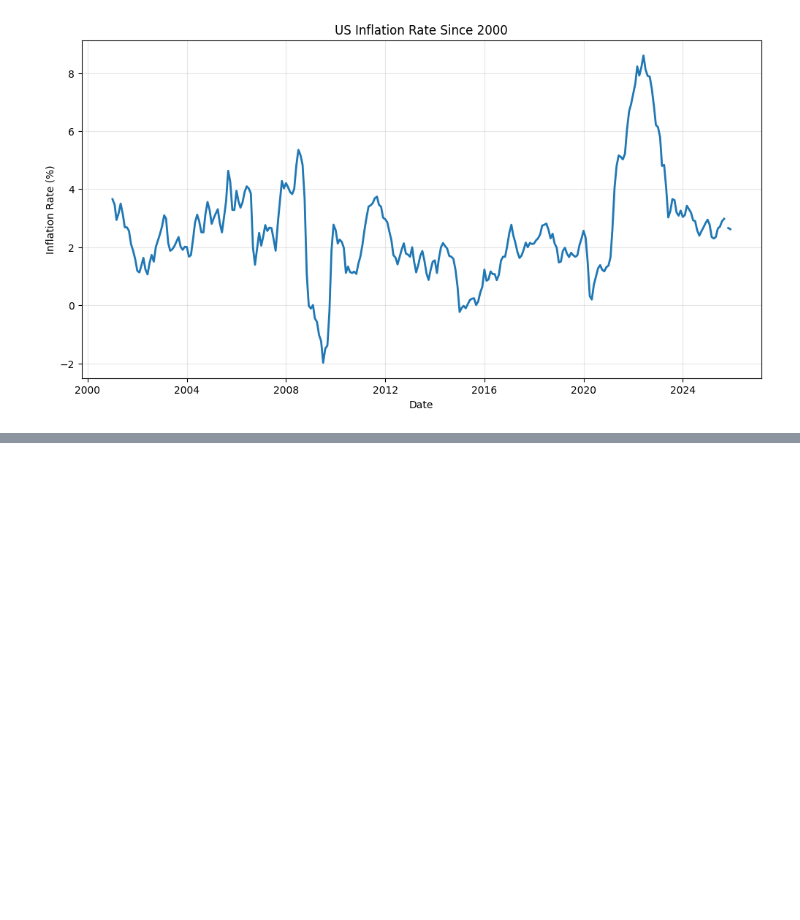
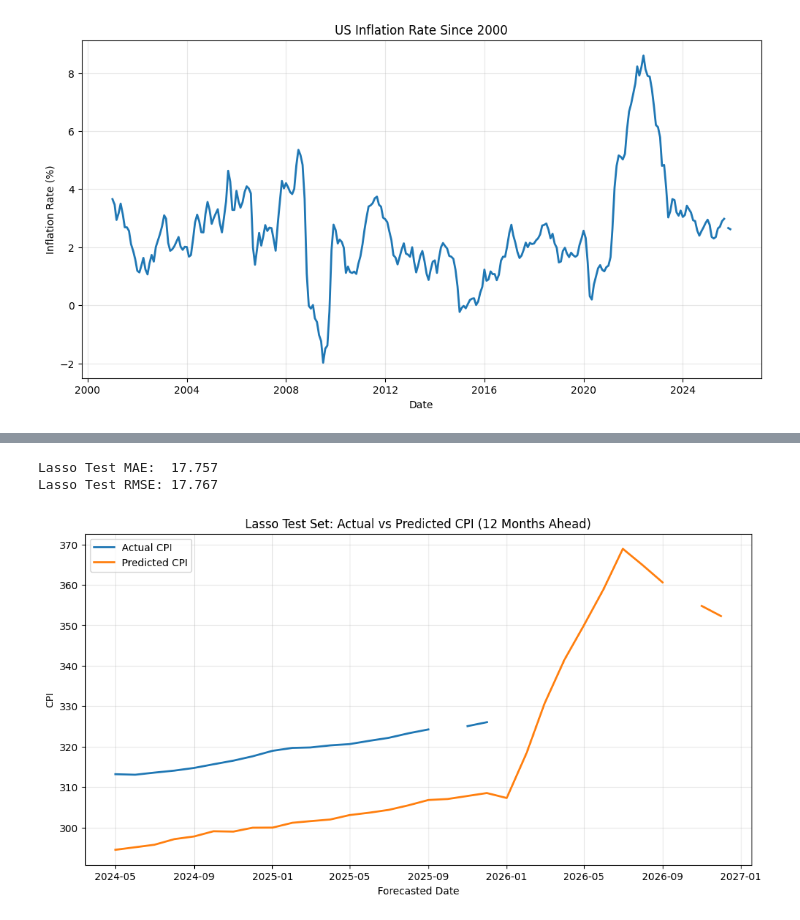
Before and after one commit to AndrewEross/GDP_inflation_prediction, a Jupyter notebook: inflation_model_backup.ipynb, the cells around one changed output, grey strips where cells are left out. Saved outputs shown, nothing was run; the diff lists cells and outputs as text; code cells hidden in the pictures; blank space fills up the shorter version.

```diff
--- a/inflation_model_backup.ipynb
+++ b/inflation_model_backup.ipynb
@@ -728,0 +758,39 @@ plt.show()
+# %%
+from sklearn.linear_model import Lasso
+lasso_model = Lasso(alpha=0.01, max_iter=10000, random_state=42)
+lasso_model.fit(X_train_scaled, y_train)
+
+X_test_scaled = X_test_scaled.ffill()
+y_test_pred_lasso_change = lasso_model.predict(X_test_scaled)
+actual_cpi_now_test      = century_data.loc[X_test.index, "CPI"].values
+predicted_cpi_lasso_test = actual_cpi_now_test + y_test_pred_lasso_change
+
+test_results_lasso = pd.DataFrame({
+    "DATE":          dates_test.values,
+    "actual_cpi":    century_data.loc[X_test.index, "cpi_future"].values,
+    "predicted_cpi": predicted_cpi_lasso_test,
+}).sort_values("DATE").reset_index(drop=True)
+
+test_results_lasso["error"]     = test_results_lasso["predicted_cpi"] - test_results_lasso["actual_cpi"]
+test_results_lasso["abs_error"] = test_results_lasso["error"].abs()
+test_results_lasso["year"]      = pd.to_datetime(test_results_lasso["DATE"]).dt.year
+
+print("Lasso Test MAE: ",  test_results_lasso["abs_error"].mean().round(3))
+print("Lasso Test RMSE:", np.sqrt((test_results_lasso["error"]**2).mean()).round(3))
+
+test_results_lasso["forecast_date"] = pd.to_datetime(test_results_lasso["DATE"]) + pd.DateOffset(years=1)
+
+plt.figure(figsize=(12, 6))
+plt.plot(test_results_lasso["forecast_date"], test_results_lasso["actual_cpi"], label="Actual CPI", linewidth=2)
+plt.plot(test_results_lasso["forecast_date"], test_results_lasso["predicted_cpi"], label="Predicted CPI", linewidth=2)
+
+plt.title("Lasso Test Set: Actual vs Predicted CPI (12 Months Ahead)")
+plt.xlabel("Forecasted Date")
+plt.ylabel("CPI")
+plt.legend()
+plt.grid(True, alpha=0.3)
+plt.show()
+# %% [output]
+Lasso Test MAE:  17.757
+Lasso Test RMSE: 17.767
+[figure, added]
```
Also changed, not shown: parts of 10 cells of this notebook.
